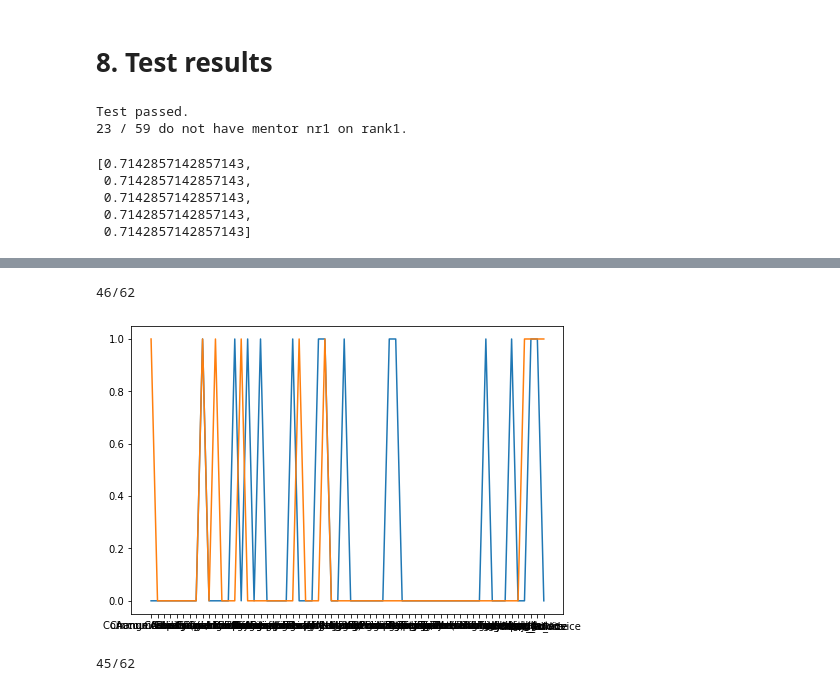
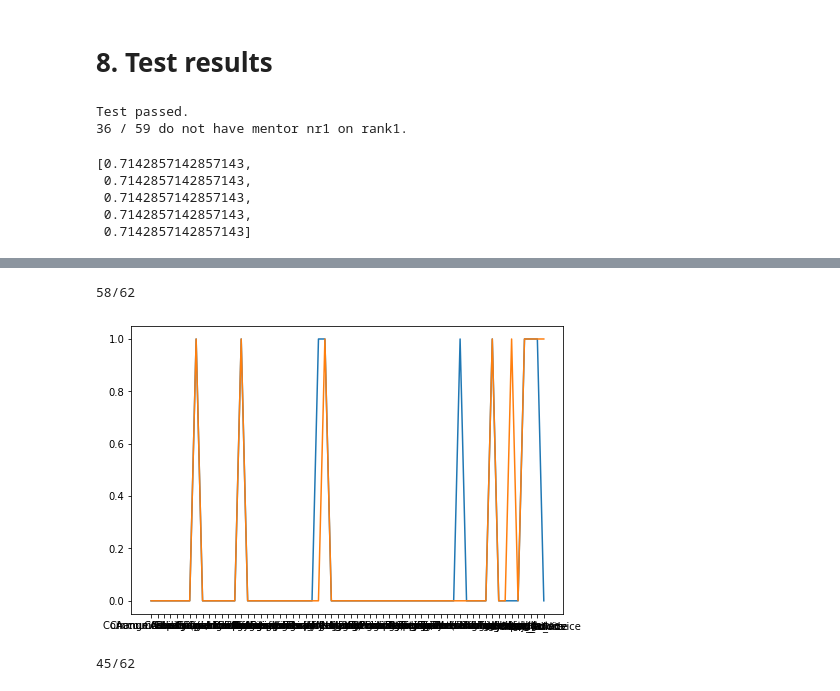
Before and after one commit to elisemercury/People-Matching-Algorithm, a Jupyter notebook: People Matching Algorithm.ipynb, the cells around one changed output, grey strips where cells are left out. Drawn from its saved outputs; the diff is of its cells as text; code cells hidden in the pictures.

Commit message:
Finalized alogrithm, started app

```diff
--- a/People Matching Algorithm.ipynb
+++ b/People Matching Algorithm.ipynb
@@ -37,16 +46,3 @@ df_mentor_raw = drop_nan_cols(df_mentor_raw)
 df_mentor_raw.shape  #(91, 29) removed 12 cols full of NaNs
 # %% [output]
 (91, 30)
-# %%
-#remove start & completion time cols
-df_mentor_raw.drop(["Start time",
-         "Completion time",
-         "Are you a CSAP Alum?2",
-         "What is your CSAP Class FY?",
-         "Which track were you in?",
-         "Have you mentored an Early in Career before?",
-         "Any final comments or suggestions before you submit?"],
-        axis=1, inplace=True) #remove start & completion time cols
-df_mentor_raw.drop([0,1], axis=0, inplace=True)
-
-df_mentor_raw = pd.DataFrame(df_mentor_raw).set_index('Name', drop=True)
@@ -125,11 +98,7 @@ interests_mentor = extract_choices(df_mentor["What are your personal interests?"
 def encode_onehot(df_input, df_output):
     count = 0
     for answer in df_output.columns:
-        if answer == "ID":
-            continue
         for column in df_input.columns:
-            if column == "ID":
-                continue
             for result in df_input[column]:
                 if answer in result:
                     df_output.loc[df_output.index[count], answer] = 1           #.iloc[:,2:3]
@@ -1013,0 +898,11 @@ for mentee in people_cluster:
+# %%
+for mentor in df_mentor_raw.index:
+    if df_mentor_raw["Would you prefer a mentee of the same gender?"].loc[mentor]== "Yes":
+        mentor_gender = df_mentor_raw["Gender"].loc[mentor]
+        for mentee in people_cluster:
+            mentee_gender = df_mentee_raw["Gender"].loc[mentee]
+            if mentor_gender != mentee_gender:
+                try:
+                    people_cluster[mentee].remove(mentor)
+                except:
+                    continue
@@ -1221,7 +1115,7 @@ def rank_test():
 rank_test()
 # %% [output]
 Test passed.
-23 / 59 do not have mentor nr1 on rank1.
+36 / 59 do not have mentor nr1 on rank1.
 # %%
 mentors_similar = list(people_similarity["Diyar Alyasiri"].nsmallest())
 mentors_similar
@@ -1258,36 +1152,36 @@ import matplotlib.pyplot as plt
 
 def compare_people(mentor, mentee, compare="all", count_sims="no"):
     fig = plt.figure()
     ax = fig.add_axes([0,0,1,1])
     if compare == "want" or compare == "give":
         langs = list(df_want_mentee_final.columns)
         data_mentee = list(df_want_mentee_final.loc[mentee, : ])
         data_mentor = list(df_give_mentor_final.loc[mentor, : ])
     elif compare == "strengths":
         langs = list(df_strengths_mentee_final.columns)
         data_mentee = list(df_strengths_mentee_final.loc[mentee, : ])
         data_mentor = list(df_strengths_mentor_final.loc[mentor, : ])
     elif compare == "interests":
         langs = list(df_interests_mentee_final.columns)
         data_mentee = list(df_interests_mentee_final.loc[mentee, : ])
         data_mentor = list(df_interests_mentor_final.loc[mentor, : ])
     else:
         langs = list(df_onehot_mentee.columns)
         data_mentee = list(df_onehot_mentee.loc[mentee, : ])
         data_mentor = list(df_onehot_mentor.loc[mentor, : ])
     if count_sims != "no":
         count = sum(1 for i, j in zip(data_mentee, data_mentor) if i == j)
         print(str(count) + "/" + str(len(data_mentee)))
     plt.plot(langs, data_mentee)
     plt.plot(langs, data_mentor)
 
 
-compare_people("Sandrine Henry", "Lucia Caiata", count_sims="yes")
+compare_people("Terry Robinson", "Max Amato", count_sims="yes")
 #ax.bar(langs, data)
 plt.show()
 # %% [output]
-46/62
+58/62
-[figure, old version]
+[figure, new version]
 # %%
 compare_people("Octavian Preda", "Ana Tojeiro", count_sims="yes")
 # %% [output]
```
Also changed, not shown: parts of 72 cells of this notebook, 1 other file.
